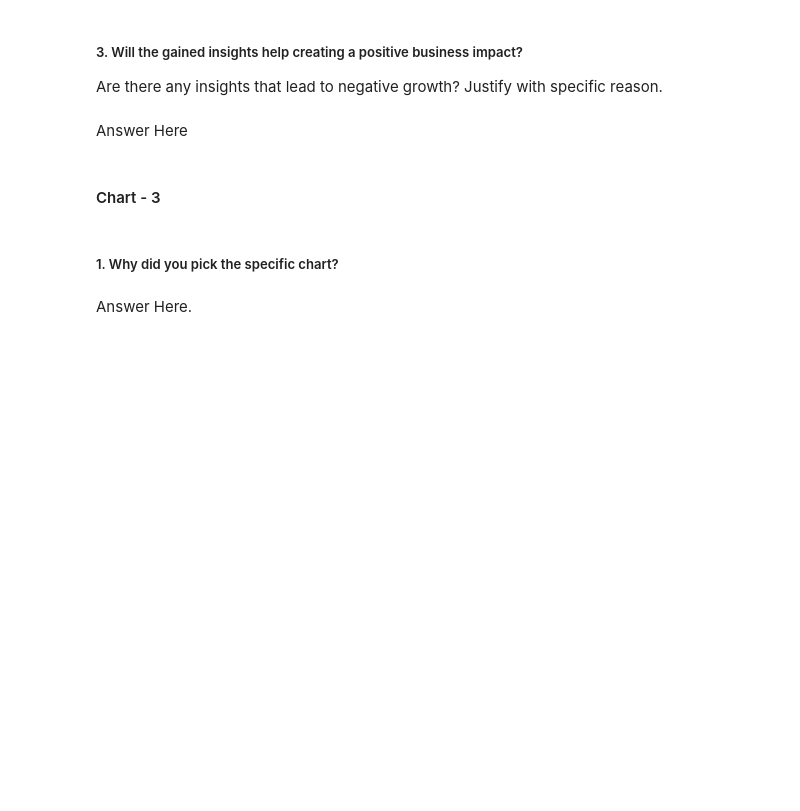
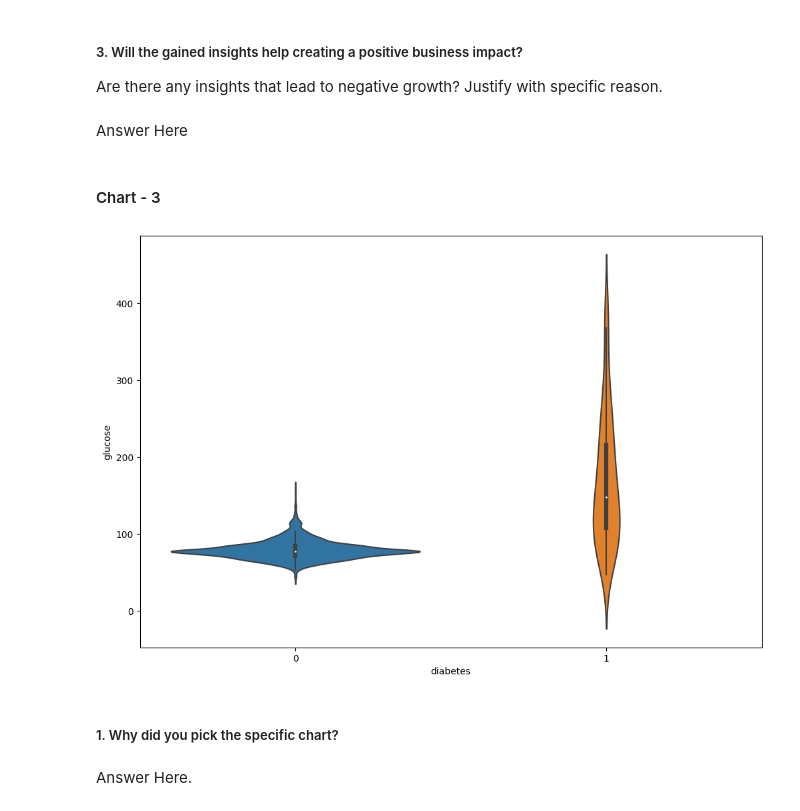
Before and after one commit to OmprakashDebata/Cardiovascular_Prediction_Classifcation, a Jupyter notebook: Cardiovascular_prediction_individual.ipynb, the cells around one changed output. Cells and saved outputs as stored; diff of their text form; code cells hidden in the pictures; blank space fills up the shorter version.

```diff
--- a/Cardiovascular_prediction_individual.ipynb
+++ b/Cardiovascular_prediction_individual.ipynb
@@ -503,3 +520,11 @@ Answer Here
+# %%
+# Chart - 3 visualizing the relationship between diabetes and glucose.        13
+
+plt.figure(figsize=(12,8))
+sns.violinplot(x='diabetes', y='glucose',data=data)
+plt.show()
+# %% [output]
+[figure, added]
 # %% [markdown]
 ##### 1. Why did you pick the specific chart?
 # %% [markdown]
```
Also changed, not shown: parts of 61 cells of this notebook.
